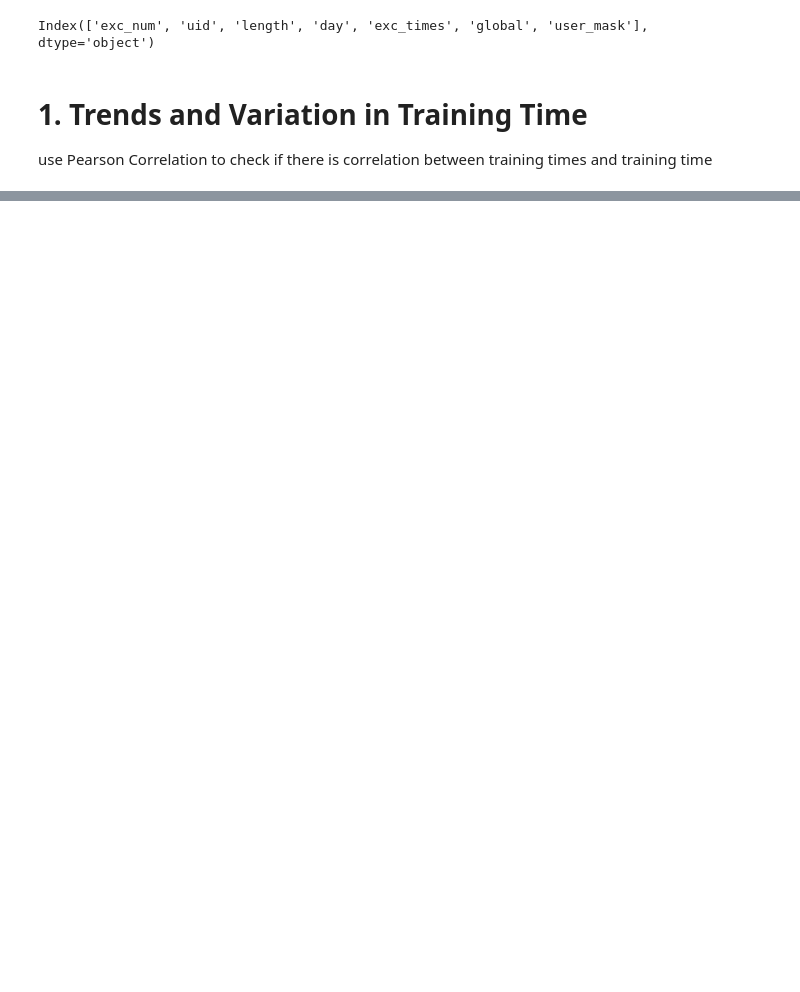
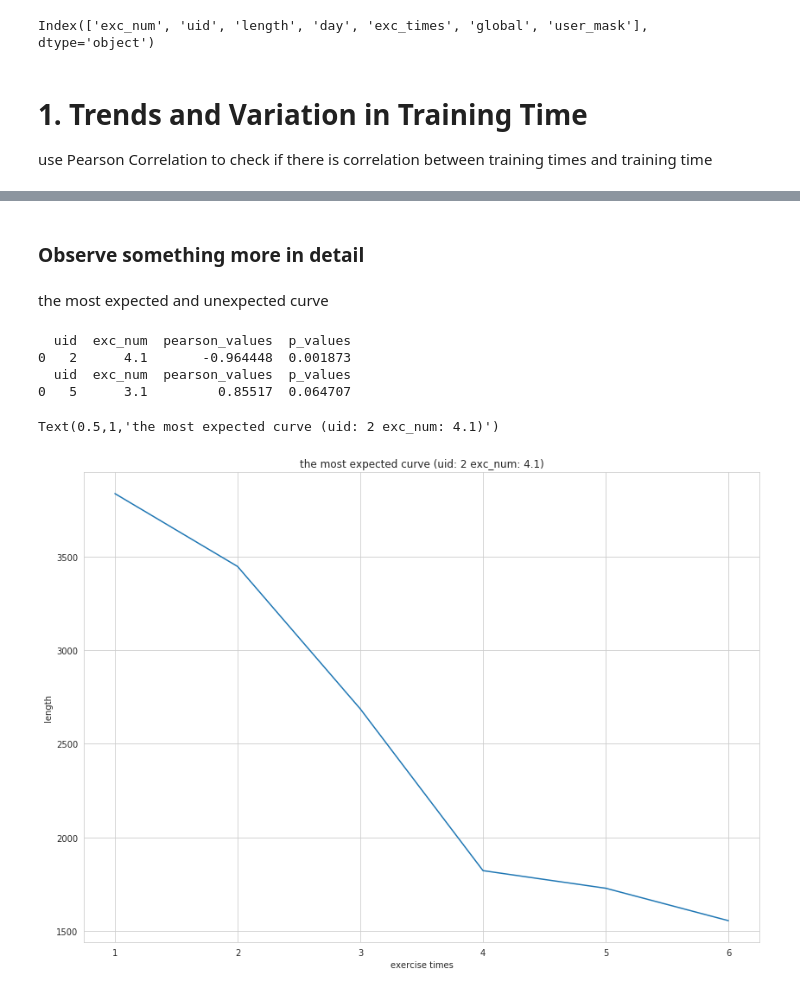
Before and after one commit to wangziling100/Heika, a Jupyter notebook: script/trade_analysis.ipynb, the cells around one changed output, grey strips where cells are left out. Drawn from its saved outputs; the diff is of its cells as text; code cells hidden in the pictures; blank space fills up the shorter version.

```diff
--- a/script/trade_analysis.ipynb
+++ b/script/trade_analysis.ipynb
@@ -43,0 +64,28 @@ uid exc_num
+# %% [markdown]
+### Observe something more in detail
+# %% [markdown]
+the most expected and unexpected curve
+# %%
+expected = df_pearson[df_pearson['pearson_values'] == df_pearson['pearson_values'].min()]
+unexpected = df_pearson[df_pearson['pearson_values'] == df_pearson['pearson_values'].max()]
+print(expected)
+print(unexpected)
+# %% [output]
+  uid  exc_num  pearson_values  p_values
+0   2      4.1       -0.964448  0.001873
+  uid  exc_num  pearson_values  p_values
+0   5      3.1         0.85517  0.064707
+# %%
+uid = expected['uid'].tolist()[0]
+exc_num = expected['exc_num'].tolist()[0]
+tmp = data.loc[(uid, exc_num), :].reset_index().reset_index()
+tmp['index'] = tmp['index']+1
+
+sns.set_style('whitegrid')
+f, ax= plt.subplots(figsize = (14, 10))
+ax = sns.lineplot(x=tmp['index'], y="length", data=tmp)
+ax.set(xlabel='exercise times')
+ax.set_title('the most expected curve (uid: '+str(uid)+' exc_num: '+str(exc_num)+')')
+# %% [output]
+Text(0.5,1,'the most expected curve (uid: 2 exc_num: 4.1)')
+[figure, added]
```
Also changed, not shown: parts of 20 cells of this notebook.
